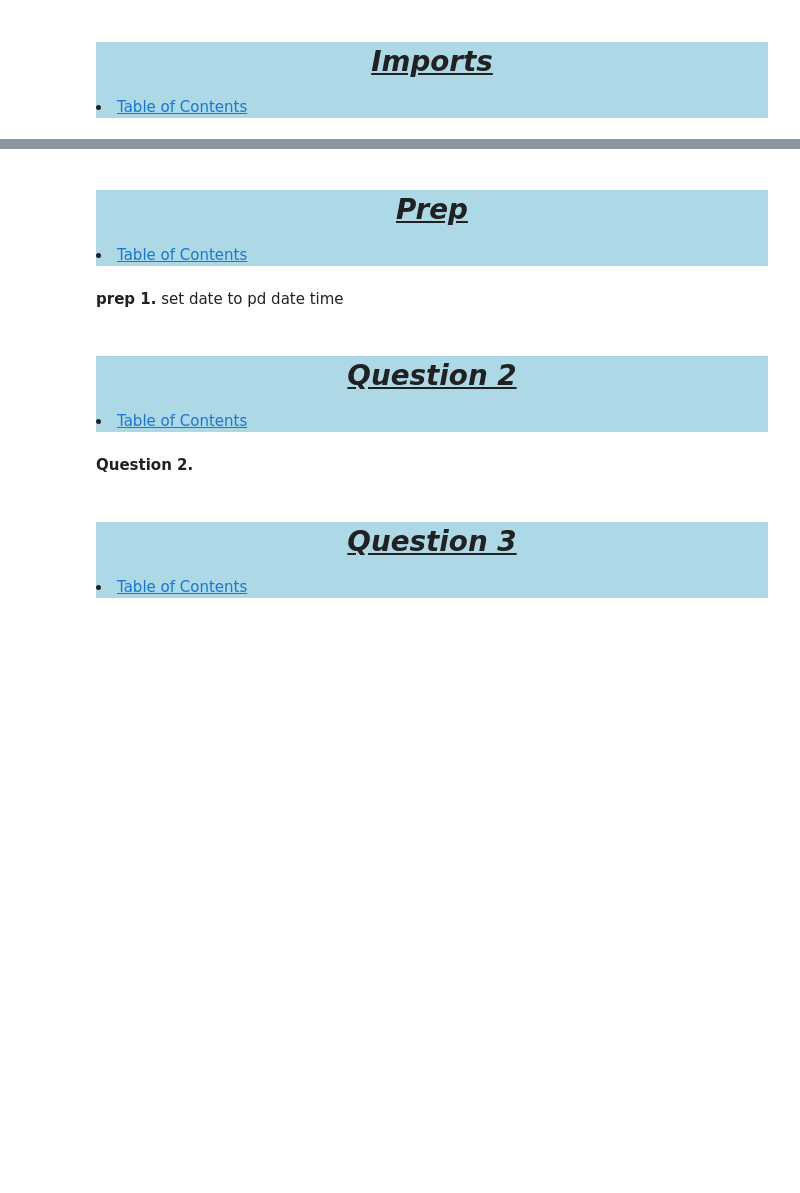
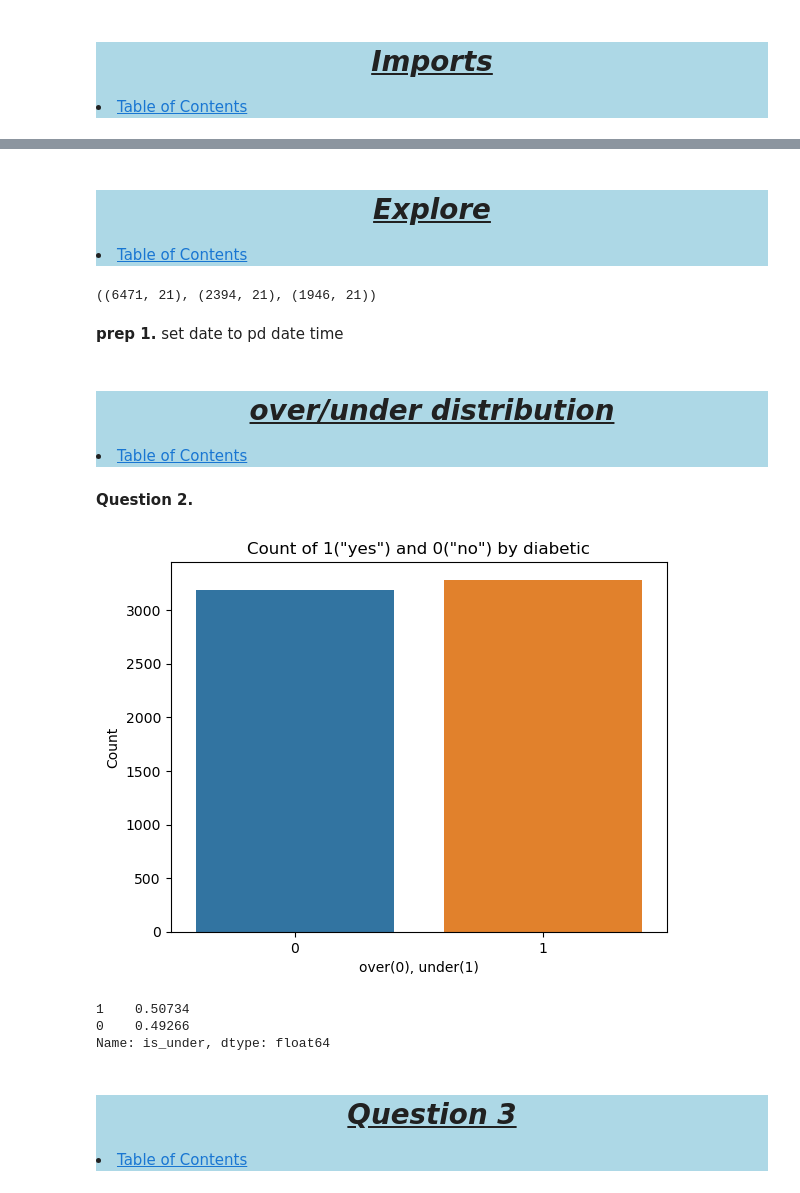
Before and after one commit to Project-Over-Under/Over_Under, a Jupyter notebook: EXPLORE/josh_explore.ipynb, the cells around one changed output, grey strips where cells are left out. Drawn from its saved outputs; the diff is of its cells as text; code cells hidden in the pictures; blank space fills up the shorter version.

```diff
--- a/EXPLORE/josh_explore.ipynb
+++ b/EXPLORE/josh_explore.ipynb
@@ -56,10 +62,31 @@ df
+# %%
+def train_validate_test(df,target):
+    """
+    Splits data into 3 segments and stratifies on target
+    requires the dataframe and target as args
+    """
+    train_val, test = train_test_split(df,
+                                       train_size=0.82,
+                                       random_state=706,
+                                       stratify=df[target])
+    train, validate = train_test_split(train_val,
+                                       train_size=0.73,
+                                       random_state=706,
+                                       stratify=train_val[target])
+    return train, validate, test
+# %%
+train, val, test = train_validate_test(df, 'is_under')
 # %% [markdown]
 <div style='background-color : lightblue'>
 <a id='q1'></a>
     <b><u><i><h1 style='text-align : center; padding-top: 25px;''>
-        Prep
+        Explore
     </h1></i></u></b>
 <li><a href='#TableOfContents'>Table of Contents</a></li>
+# %%
+train.shape, val.shape, test.shape
+# %% [output]
+((6471, 21), (2394, 21), (1946, 21))
 # %% [markdown]
 <b>prep 1.</b>
 set date to pd date time
@@ -69,11 +94,30 @@ df.date= pd.Da
 <div style='background-color : lightblue'>
 <a id='q2'></a>
     <b><u><i><h1 style='text-align : center; padding-top: 25px;''>
-        Question 2
+        over/under distribution
     </h1></i></u></b>
 <li><a href='#TableOfContents'>Table of Contents</a></li>
 # %% [markdown]
 <b>Question 2.</b>
+# %%
+# create a bar plot
+sns.countplot(x='is_under', data=train)
+
+# add axis labels and title
+plt.xlabel('over(0), under(1)')
+plt.ylabel('Count')
+plt.title('Count of 1("yes") and 0("no") by diabetic')
+
+# show the plot
+plt.show()
+# %% [output]
+[figure, added]
+# %%
+train.is_under.value_counts(normalize=True)
+# %% [output]
+1    0.50734
+0    0.49266
+Name: is_under, dtype: float64
 # %% [markdown]
 <div style='background-color : lightblue'>
 <a id='q3'></a>
```
Also changed, not shown: parts of 27 cells of this notebook, 1 other file.
